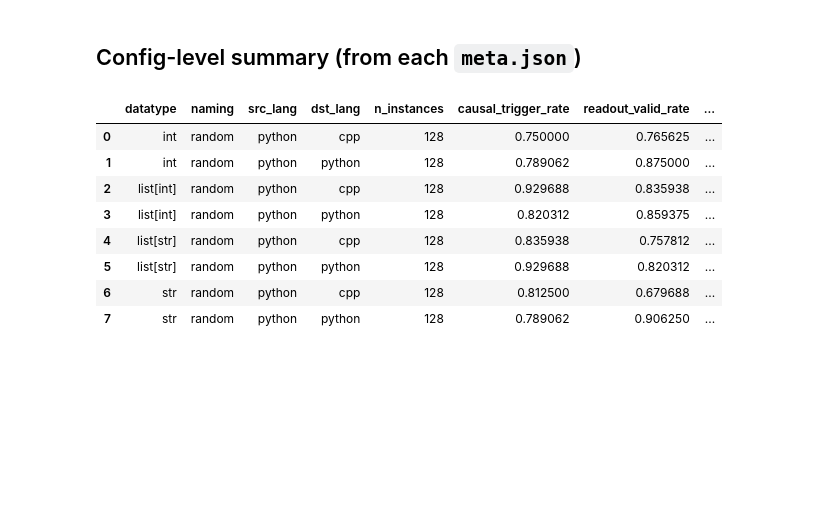
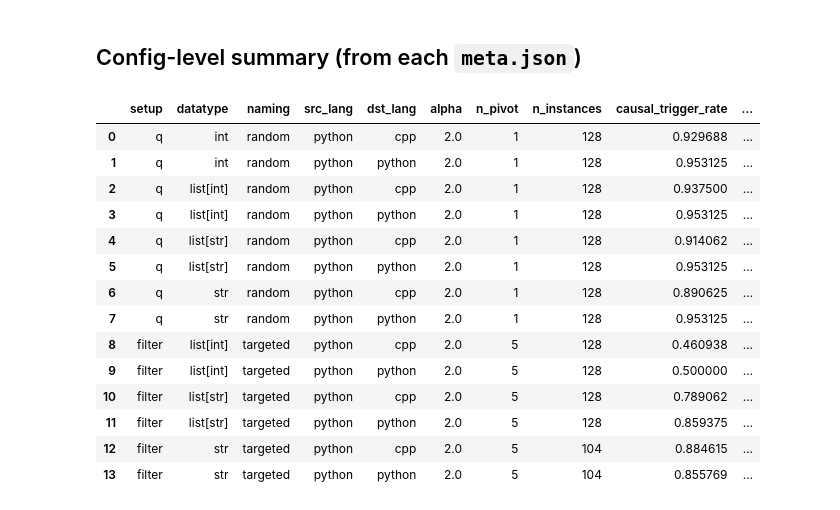
Before and after one commit to arnab-api/goals, a Jupyter notebook: notebooks/diff/04.1_eval_results.ipynb, the cells around one changed output. Drawn from its saved outputs; the diff is of its cells as text; code cells hidden in the pictures; blank space fills up the shorter version.

```diff
--- a/notebooks/diff/04.1_eval_results.ipynb
+++ b/notebooks/diff/04.1_eval_results.ipynb
@@ -11,9 +11,21 @@ from IPython.display import display
 from src.utils import env_utils
 
 MODEL_SHORT = "Qwen2.5-Coder-32B-Instruct"        # <- the run to analyze
-RUN_DIR = Path(env_utils.DEFAULT_RESULTS_DIR) / "diff" / "q_transfer" / MODEL_SHORT
-assert RUN_DIR.exists(), f"no run at {RUN_DIR} — run scripts/diff/q_transfer_eval.py first"
-config_dirs = sorted(d for d in RUN_DIR.iterdir() if d.is_dir() and (d / "results.json").exists())
-print(f"run: {RUN_DIR}\n{len(config_dirs)} config folders:")
-for d in config_dirs: print("  ", d.name)
+# results now live under a per-run tag folder: .../{setup}/{model}/{run_tag}/{config}/ .
+# pick the run tag per setup (ph-{patch_heads}__a{alpha}; the α-boost run = ph-goal__a2).
+SELECT = {"q_transfer": "ph-goal__a2", "filter_transfer": "ph-goal__a2"}
+DIFF_DIR = Path(env_utils.DEFAULT_RESULTS_DIR) / "diff"
+
+config_dirs = []
+for setup_dir, run_tag in SELECT.items():
+    root = DIFF_DIR / setup_dir / MODEL_SHORT / run_tag
+    if not root.exists():
+        print(f"!! no run dir {root}"); continue
+    dirs = sorted(d for d in root.iterdir()
+                  if d.is_dir() and (d / "results.json").exists())
+    config_dirs += dirs
+    print(f"{setup_dir} ({run_tag}): {len(dirs)} configs")
+assert config_dirs, "no matching config folders — run q_transfer_eval.py first"
+print(f"\n{len(config_dirs)} config folders total:")
+for d in config_dirs: print("   ", d.parent.parent.parent.name, "/", d.parent.name, "/", d.name)
 # %% [output]
@@ -37,7 +57,7 @@ rows = []
 for d in config_dirs:
     for r in json.loads((d / "results.json").read_text()):
         rows.append(dict(
-            config=d.name, datatype=r["datatype"], naming=r["naming"],
+            config=d.name, setup=r.get("setup", ""), datatype=r["datatype"], naming=r["naming"],
             lang=f'{r["src_lang"]}->{r["dst_lang"]}',
             expected_next=r["expected_next"], dst_next=r["dst_next"],
             causal_triggered=_g(r, "causal", "triggered"), causal_label=_g(r, "causal", "label"),
@@ -56,6 +76,7 @@ METRICS = ["causal_triggered", "readout_valid", "readout_shifted", "gaze_shifted
 for c in METRICS:
     df[c + "_f"] = df[c].map({True: 1.0, False: 0.0})
 MF = [c + "_f" for c in METRICS]
-print(f"{len(df)} instances across {df.config.nunique()} configs")
+print(f"{len(df)} instances · setups={sorted(df.setup.unique())} · {df.config.nunique()} configs")
+print(df.groupby("setup").size().to_string())
 df.head()
 # %% [output]
@@ -362,16 +413,23 @@ for _, row in sample.iterrows():
 # %%
 metas = [json.loads((d / "meta.json").read_text()) for d in config_dirs if (d / "meta.json").exists()]
 mdf = pd.DataFrame(metas)
-cols = ["datatype", "naming", "src_lang", "dst_lang", "n_instances",
-        "causal_trigger_rate", "readout_valid_rate", "readout_shift_rate_valid", "gaze_shift_rate"]
+cols = ["setup", "datatype", "naming", "src_lang", "dst_lang", "alpha", "n_pivot", "n_instances",
+        "causal_trigger_rate", "readout_valid_rate", "readout_shift_rate_valid",
+        "gaze_shift_rate", "gaze_clean_baseline_rate"]
 display(mdf[[c for c in cols if c in mdf.columns]])
 # %% [output]
-|  | datatype | naming | src_lang | dst_lang | n_instances | causal_trigger_rate | readout_valid_rate | ... |
-| 0 | int | random | python | cpp | 128 | 0.750000 | 0.765625 | ... |
-| 1 | int | random | python | python | 128 | 0.789062 | 0.875000 | ... |
-| 2 | list[int] | random | python | cpp | 128 | 0.929688 | 0.835938 | ... |
-| 3 | list[int] | random | python | python | 128 | 0.820312 | 0.859375 | ... |
-| 4 | list[str] | random | python | cpp | 128 | 0.835938 | 0.757812 | ... |
-| 5 | list[str] | random | python | python | 128 | 0.929688 | 0.820312 | ... |
-| 6 | str | random | python | cpp | 128 | 0.812500 | 0.679688 | ... |
-| 7 | str | random | python | python | 128 | 0.789062 | 0.906250 | ... |
+|  | setup | datatype | naming | src_lang | dst_lang | alpha | n_pivot | n_instances | causal_trigger_rate | ... |
+| 0 | q | int | random | python | cpp | 2.0 | 1 | 128 | 0.929688 | ... |
+| 1 | q | int | random | python | python | 2.0 | 1 | 128 | 0.953125 | ... |
+| 2 | q | list[int] | random | python | cpp | 2.0 | 1 | 128 | 0.937500 | ... |
+| 3 | q | list[int] | random | python | python | 2.0 | 1 | 128 | 0.953125 | ... |
+| 4 | q | list[str] | random | python | cpp | 2.0 | 1 | 128 | 0.914062 | ... |
+| 5 | q | list[str] | random | python | python | 2.0 | 1 | 128 | 0.953125 | ... |
+| 6 | q | str | random | python | cpp | 2.0 | 1 | 128 | 0.890625 | ... |
+| 7 | q | str | random | python | python | 2.0 | 1 | 128 | 0.953125 | ... |
+| 8 | filter | list[int] | targeted | python | cpp | 2.0 | 5 | 128 | 0.460938 | ... |
+| 9 | filter | list[int] | targeted | python | python | 2.0 | 5 | 128 | 0.500000 | ... |
+| 10 | filter | list[str] | targeted | python | cpp | 2.0 | 5 | 128 | 0.789062 | ... |
+| 11 | filter | list[str] | targeted | python | python | 2.0 | 5 | 128 | 0.859375 | ... |
+| 12 | filter | str | targeted | python | cpp | 2.0 | 5 | 104 | 0.884615 | ... |
+| 13 | filter | str | targeted | python | python | 2.0 | 5 | 104 | 0.855769 | ... |
```
Also changed, not shown: parts of 11 cells of this notebook, 6 other files.
